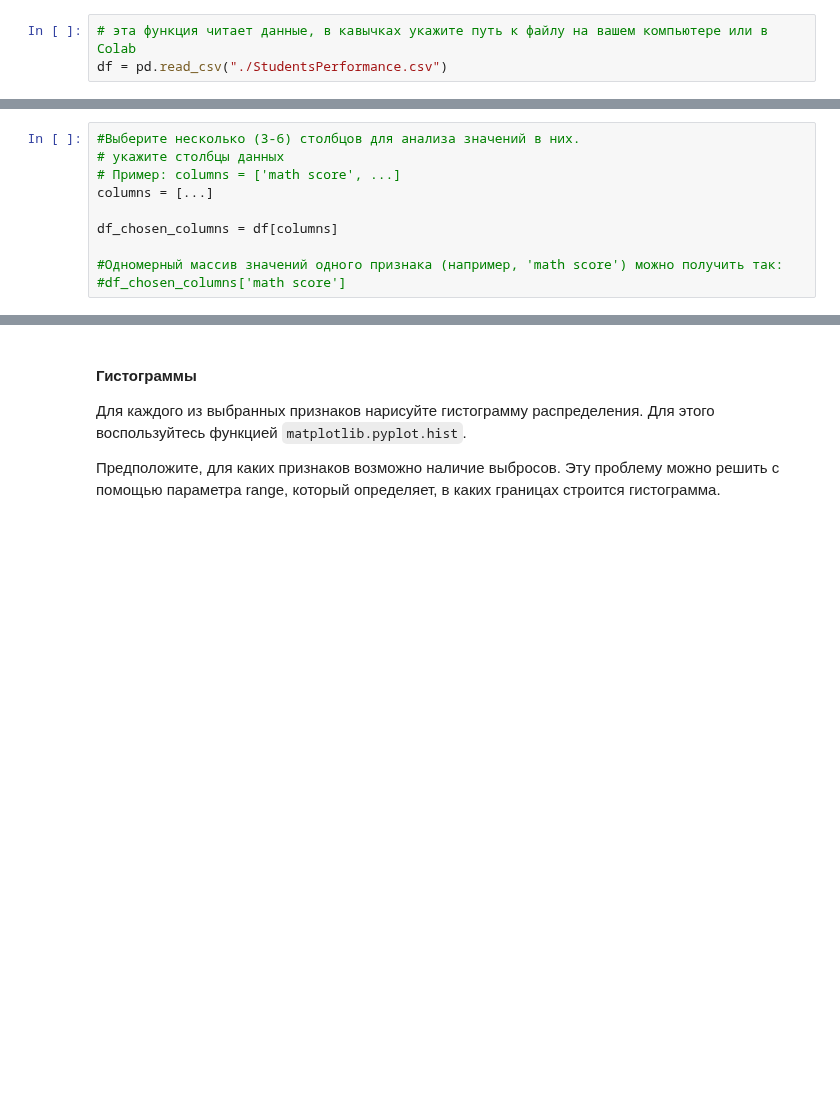
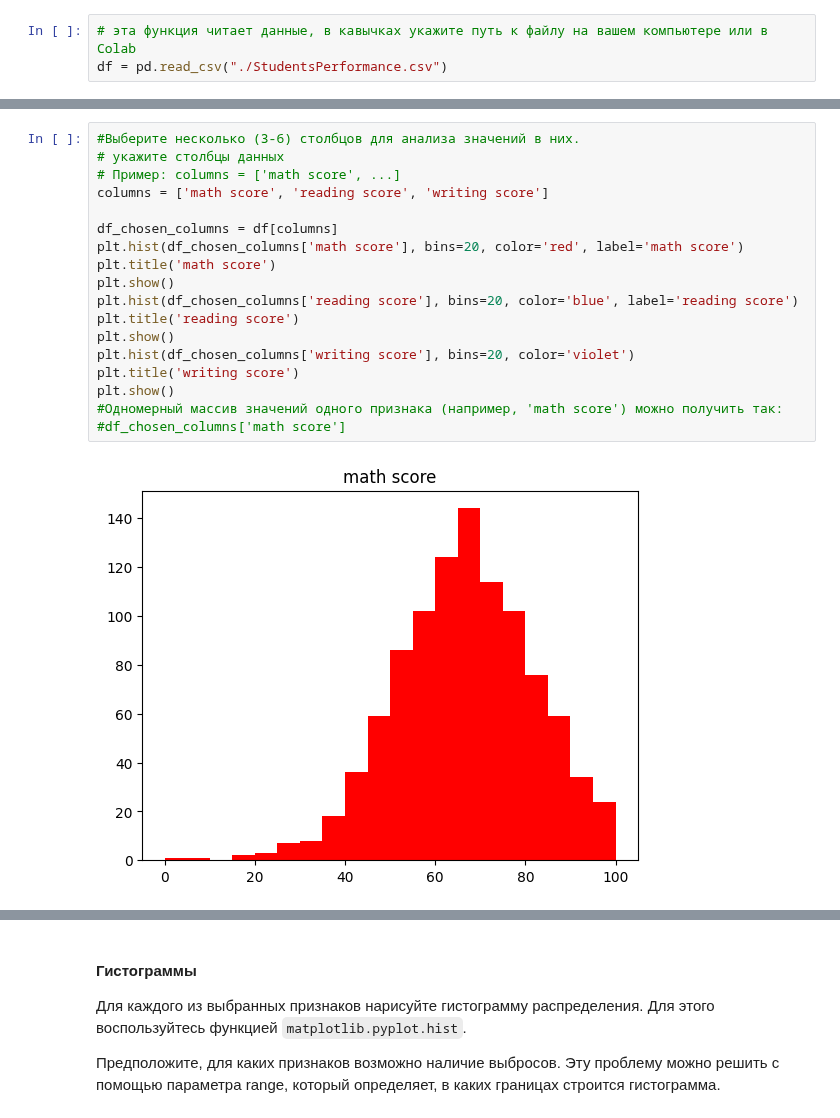
Before and after one commit to LezhninaYu/Polytech_tasks, a Jupyter notebook: LR3_scipy_stat.ipynb, the cells around one changed output, grey strips where cells are left out. Cells and saved outputs as stored; diff of their text form; blank space fills up the shorter version.

```diff
--- a/LR3_scipy_stat.ipynb
+++ b/LR3_scipy_stat.ipynb
@@ -124,10 +185,20 @@ df.head()
 # %%
 #Выберите несколько (3-6) столбцов для анализа значений в них.
 # укажите столбцы данных
 # Пример: columns = ['math score', ...]
-columns = [...]
+columns = ['math score', 'reading score', 'writing score']
 
 df_chosen_columns = df[columns]
-
+plt.hist(df_chosen_columns['math score'], bins=20, color='red', label='math score')
+plt.title('math score')
+plt.show()
+plt.hist(df_chosen_columns['reading score'], bins=20, color='blue', label='reading score')
+plt.title('reading score')
+plt.show()
+plt.hist(df_chosen_columns['writing score'], bins=20, color='violet')
+plt.title('writing score')
+plt.show()
 #Одномерный массив значений одного признака (например, 'math score') можно получить так:
 #df_chosen_columns['math score']
+# %% [output]
+[figure, added]
```
Also changed, not shown: parts of 13 cells of this notebook, 1 other file.
